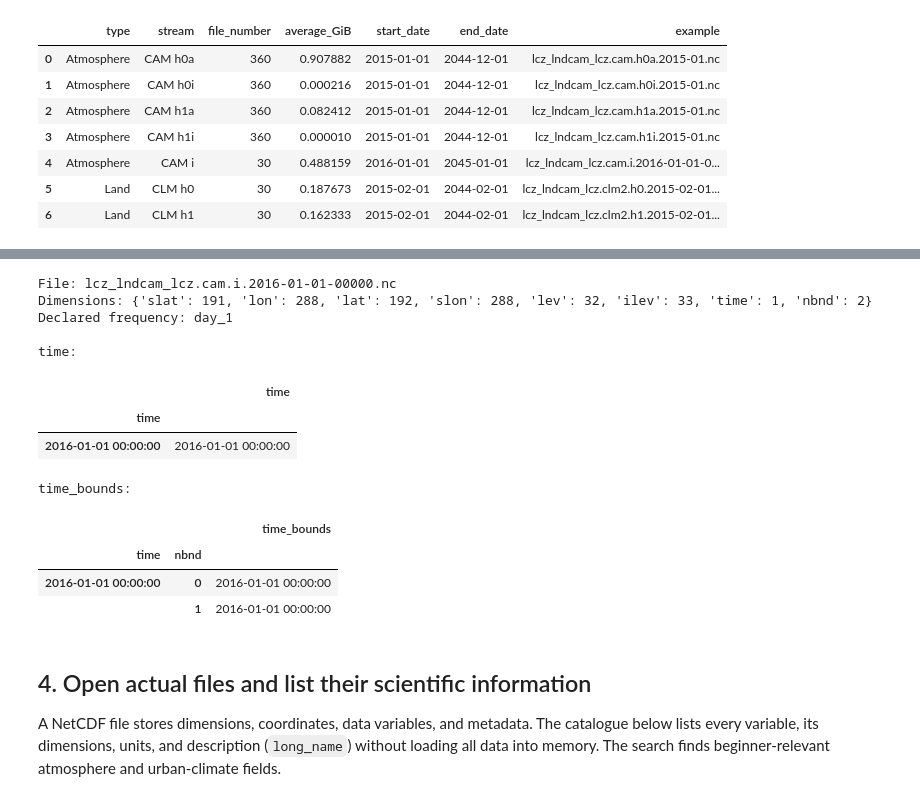
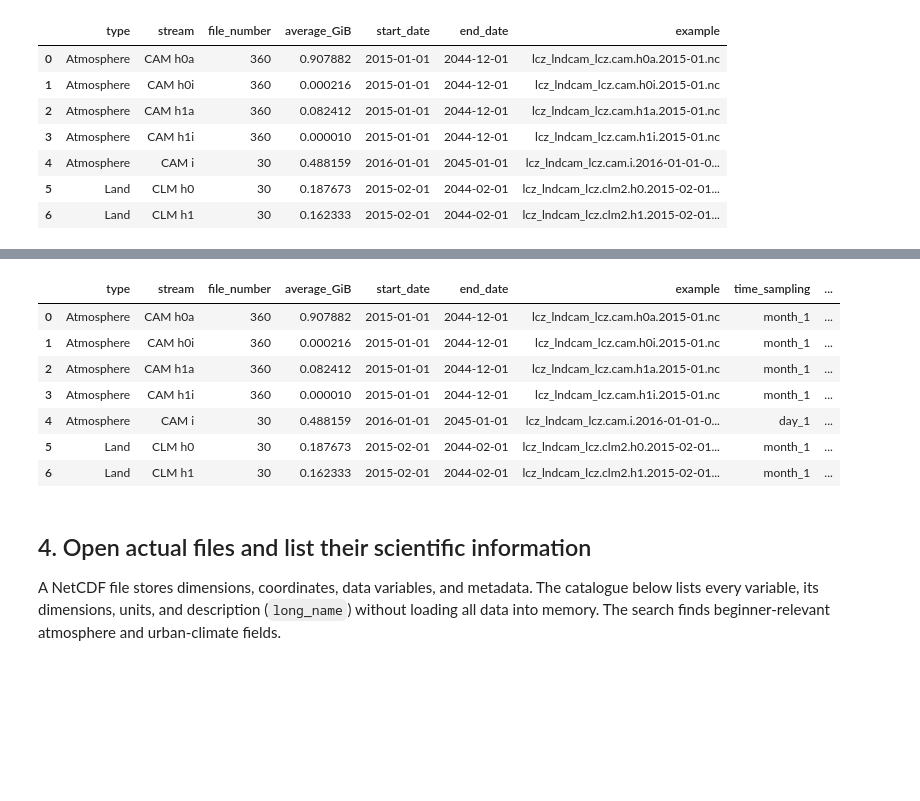
Before and after one commit to YueLi-0816/cesm, a Jupyter notebook: explore_lcz_lndcam_lcz_output.ipynb, the cells around one changed output, grey strips where cells are left out. Saved outputs shown, nothing was run; the diff lists cells and outputs as text; code cells hidden in the pictures; blank space fills up the shorter version.

```diff
--- a/explore_lcz_lndcam_lcz_output.ipynb
+++ b/explore_lcz_lndcam_lcz_output.ipynb
@@ -242,33 +218,15 @@ Attributes:
-# %%
-# 任意替换为你想看的文件
-# f = sorted(ATM.glob("lcz_lndcam_lcz.cam.h0i.*.nc"))[0]
-f = sorted(ATM.glob("lcz_lndcam_lcz.cam.i.*.nc"))[0]
-# f = sorted(LND.glob("lcz_lndcam_lcz.clm2.h0.*.nc"))[0]
-
-with xr.open_dataset(f, decode_times=True) as ds:
-    print("File:", f.name)
-    print("Dimensions:", dict(ds.sizes))
-    print("Declared frequency:", ds.attrs.get("time_period_freq"))
-    print("\ntime:")
-    display(ds["time"].to_dataframe())
-
-    bounds_name = ds["time"].attrs.get("bounds", "time_bounds")
-    print(f"\n{bounds_name}:")
-    display(ds[bounds_name].to_dataframe())
-# %% [output]
-File: lcz_lndcam_lcz.cam.i.2016-01-01-00000.nc
-Dimensions: {'slat': 191, 'lon': 288, 'lat': 192, 'slon': 288, 'lev': 32, 'ilev': 33, 'time': 1, 'nbnd': 2}
-Declared frequency: day_1
-
-time:
-|  | time |
-| time |  |
-| 2016-01-01 00:00:00 | 2016-01-01 00:00:00 |
-time_bounds:
-|  |  | time_bounds |
-| time | nbnd |  |
-| 2016-01-01 00:00:00 | 0 | 2016-01-01 00:00:00 |
-|  | 1 | 2016-01-01 00:00:00 |
+# %%
+file_summary = pd.merge(summary, all_time_df, how="left", on=["type", "stream", "example"])
+file_summary
+# %% [output]
+|  | type | stream | file_number | average_GiB | start_date | end_date | example | time_sampling | ... |
+| 0 | Atmosphere | CAM h0a | 360 | 0.907882 | 2015-01-01 | 2044-12-01 | lcz_lndcam_lcz.cam.h0a.2015-01.nc | month_1 | ... |
+| 1 | Atmosphere | CAM h0i | 360 | 0.000216 | 2015-01-01 | 2044-12-01 | lcz_lndcam_lcz.cam.h0i.2015-01.nc | month_1 | ... |
+| 2 | Atmosphere | CAM h1a | 360 | 0.082412 | 2015-01-01 | 2044-12-01 | lcz_lndcam_lcz.cam.h1a.2015-01.nc | month_1 | ... |
+| 3 | Atmosphere | CAM h1i | 360 | 0.000010 | 2015-01-01 | 2044-12-01 | lcz_lndcam_lcz.cam.h1i.2015-01.nc | month_1 | ... |
+| 4 | Atmosphere | CAM i | 30 | 0.488159 | 2016-01-01 | 2045-01-01 | lcz_lndcam_lcz.cam.i.2016-01-01-0... | day_1 | ... |
+| 5 | Land | CLM h0 | 30 | 0.187673 | 2015-02-01 | 2044-02-01 | lcz_lndcam_lcz.clm2.h0.2015-02-01... | month_1 | ... |
+| 6 | Land | CLM h1 | 30 | 0.162333 | 2015-02-01 | 2044-02-01 | lcz_lndcam_lcz.clm2.h1.2015-02-01... | month_1 | ... |
 # %% [markdown]
 ## 4. Open actual files and list their scientific information
 
```
Also changed, not shown: parts of 11 cells of this notebook.
